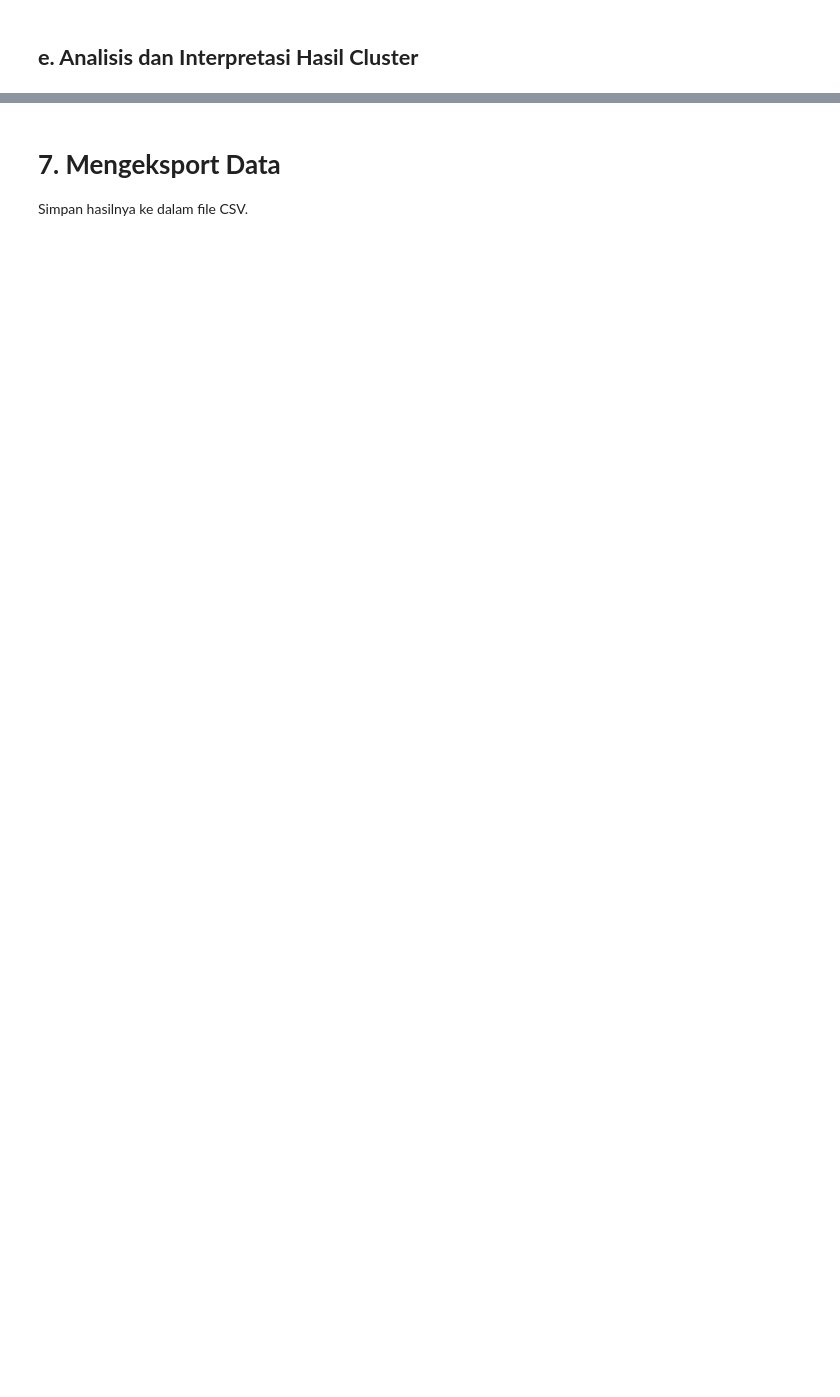
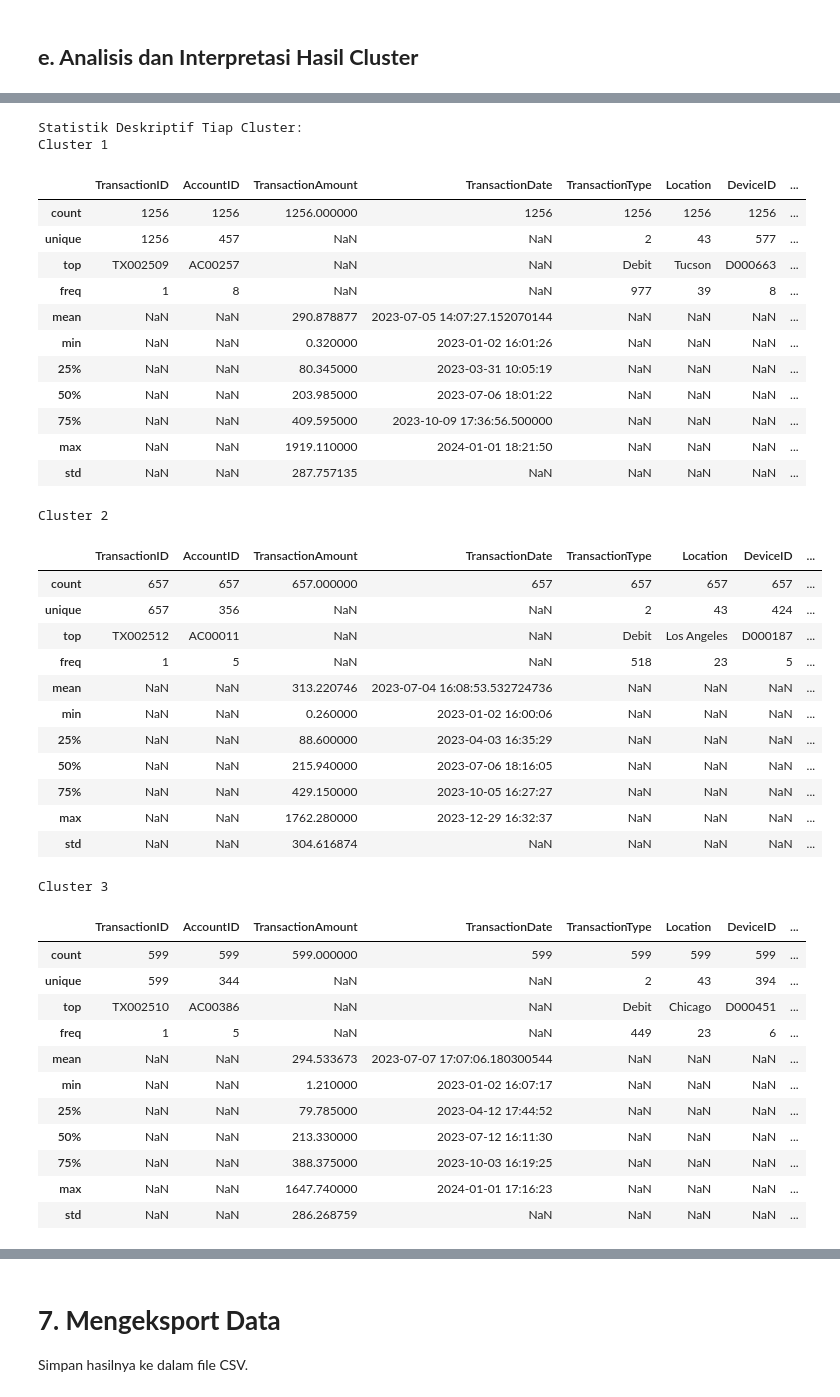
Before and after one commit to hayhalo/Project-Akhir-Belajar-ML-untuk-Pemula, a Jupyter notebook: [Clustering]_Submission_Akhir_BMLP_Muhammad Husni Zahran Nugrahanto.ipynb, the cells around one changed output, grey strips where cells are left out. Drawn from its saved outputs; the diff is of its cells as text; code cells hidden in the pictures; blank space fills up the shorter version.

```diff
--- a/[Clustering]_Submission_Akhir_BMLP_Muhammad Husni Zahran Nugrahanto.ipynb
+++ b/[Clustering]_Submission_Akhir_BMLP_Muhammad Husni Zahran Nugrahanto.ipynb
@@ -688,0 +613,7 @@ Silakan lakukan feature selection jika Anda membutuhkan optimasi model clusterin
+# %%
+df_clustered = df.copy()
+
+# Membuat Cluster dengan K-Means Clustering dengan K = 3 dan Fitur yang Telah Diseleksi
+cluster =  KMeans(n_clusters=3, random_state=42).fit_predict(df_features)
+df_clustered['Cluster'] = cluster
+df_clustered.head()
@@ -771,0 +658,57 @@ Berikut adalah analisis karakteristik untuk setiap cluster yang dihasilkan dari
+# %%
+# Menampilkan statistik deskriptif per cluster
+cluster_1 = df_clustered[df_clustered['Cluster'] == 0].describe(include='all')
+cluster_2 = df_clustered[df_clustered['Cluster'] == 1].describe(include='all')
+cluster_3 = df_clustered[df_clustered['Cluster'] == 2].describe(include='all')
+
+# Menampilkan hasil interpretasi berdasarkan statistik deskriptif
+print("Statistik Deskriptif Tiap Cluster:")
+print('Cluster 1')
+display(cluster_1)
+
+print('Cluster 2')
+display(cluster_2)
+
+print('Cluster 3')
+display(cluster_3)
+# %% [output]
+Statistik Deskriptif Tiap Cluster:
+Cluster 1
+|  | TransactionID | AccountID | TransactionAmount | TransactionDate | TransactionType | Location | DeviceID | ... |
+| count | 1256 | 1256 | 1256.000000 | 1256 | 1256 | 1256 | 1256 | ... |
+| unique | 1256 | 457 | NaN | NaN | 2 | 43 | 577 | ... |
+| top | TX002509 | AC00257 | NaN | NaN | Debit | Tucson | D000663 | ... |
+| freq | 1 | 8 | NaN | NaN | 977 | 39 | 8 | ... |
+| mean | NaN | NaN | 290.878877 | 2023-07-05 14:07:27.152070144 | NaN | NaN | NaN | ... |
+| min | NaN | NaN | 0.320000 | 2023-01-02 16:01:26 | NaN | NaN | NaN | ... |
+| 25% | NaN | NaN | 80.345000 | 2023-03-31 10:05:19 | NaN | NaN | NaN | ... |
+| 50% | NaN | NaN | 203.985000 | 2023-07-06 18:01:22 | NaN | NaN | NaN | ... |
+| 75% | NaN | NaN | 409.595000 | 2023-10-09 17:36:56.500000 | NaN | NaN | NaN | ... |
+| max | NaN | NaN | 1919.110000 | 2024-01-01 18:21:50 | NaN | NaN | NaN | ... |
+| std | NaN | NaN | 287.757135 | NaN | NaN | NaN | NaN | ... |
+Cluster 2
+|  | TransactionID | AccountID | TransactionAmount | TransactionDate | TransactionType | Location | DeviceID | ... |
+| count | 657 | 657 | 657.000000 | 657 | 657 | 657 | 657 | ... |
+| unique | 657 | 356 | NaN | NaN | 2 | 43 | 424 | ... |
+| top | TX002512 | AC00011 | NaN | NaN | Debit | Los Angeles | D000187 | ... |
+| freq | 1 | 5 | NaN | NaN | 518 | 23 | 5 | ... |
+| mean | NaN | NaN | 313.220746 | 2023-07-04 16:08:53.532724736 | NaN | NaN | NaN | ... |
+| min | NaN | NaN | 0.260000 | 2023-01-02 16:00:06 | NaN | NaN | NaN | ... |
+| 25% | NaN | NaN | 88.600000 | 2023-04-03 16:35:29 | NaN | NaN | NaN | ... |
+| 50% | NaN | NaN | 215.940000 | 2023-07-06 18:16:05 | NaN | NaN | NaN | ... |
+| 75% | NaN | NaN | 429.150000 | 2023-10-05 16:27:27 | NaN | NaN | NaN | ... |
+| max | NaN | NaN | 1762.280000 | 2023-12-29 16:32:37 | NaN | NaN | NaN | ... |
+| std | NaN | NaN | 304.616874 | NaN | NaN | NaN | NaN | ... |
+Cluster 3
+|  | TransactionID | AccountID | TransactionAmount | TransactionDate | TransactionType | Location | DeviceID | ... |
+| count | 599 | 599 | 599.000000 | 599 | 599 | 599 | 599 | ... |
+| unique | 599 | 344 | NaN | NaN | 2 | 43 | 394 | ... |
+| top | TX002510 | AC00386 | NaN | NaN | Debit | Chicago | D000451 | ... |
+| freq | 1 | 5 | NaN | NaN | 449 | 23 | 6 | ... |
+| mean | NaN | NaN | 294.533673 | 2023-07-07 17:07:06.180300544 | NaN | NaN | NaN | ... |
+| min | NaN | NaN | 1.210000 | 2023-01-02 16:07:17 | NaN | NaN | NaN | ... |
+| 25% | NaN | NaN | 79.785000 | 2023-04-12 17:44:52 | NaN | NaN | NaN | ... |
+| 50% | NaN | NaN | 213.330000 | 2023-07-12 16:11:30 | NaN | NaN | NaN | ... |
+| 75% | NaN | NaN | 388.375000 | 2023-10-03 16:19:25 | NaN | NaN | NaN | ... |
+| max | NaN | NaN | 1647.740000 | 2024-01-01 17:16:23 | NaN | NaN | NaN | ... |
+| std | NaN | NaN | 286.268759 | NaN | NaN | NaN | NaN | ... |
```
Also changed, not shown: parts of 62 cells of this notebook.
